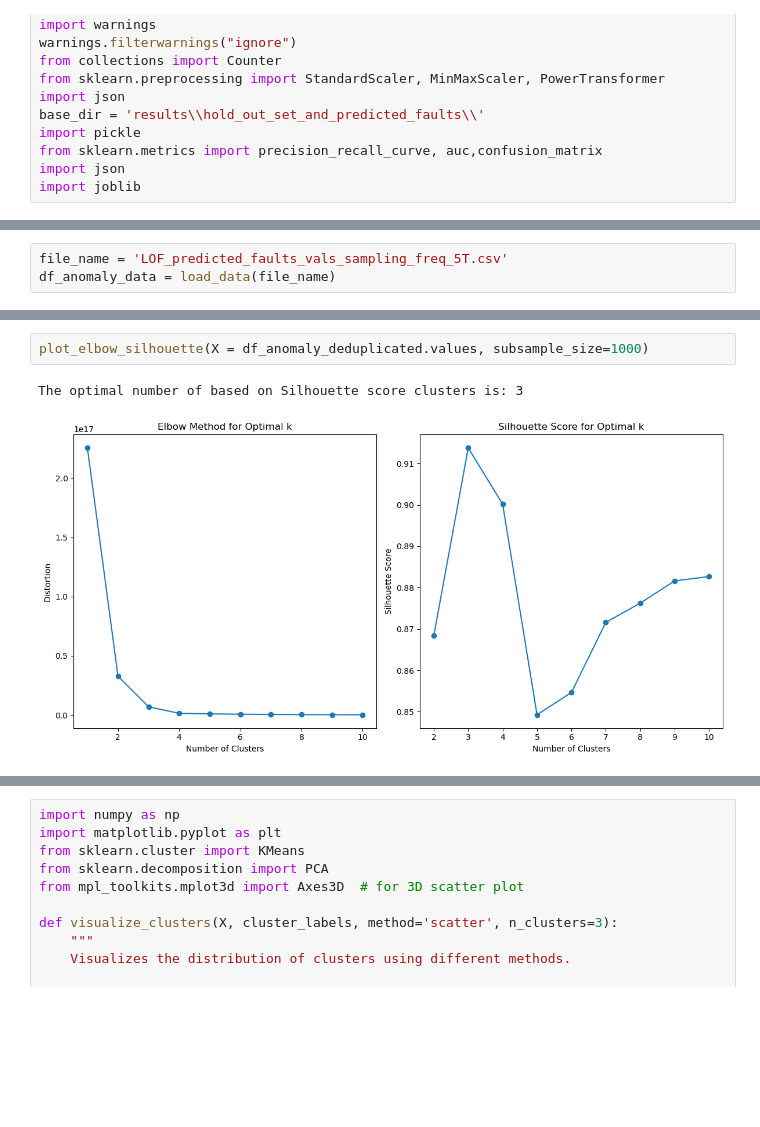
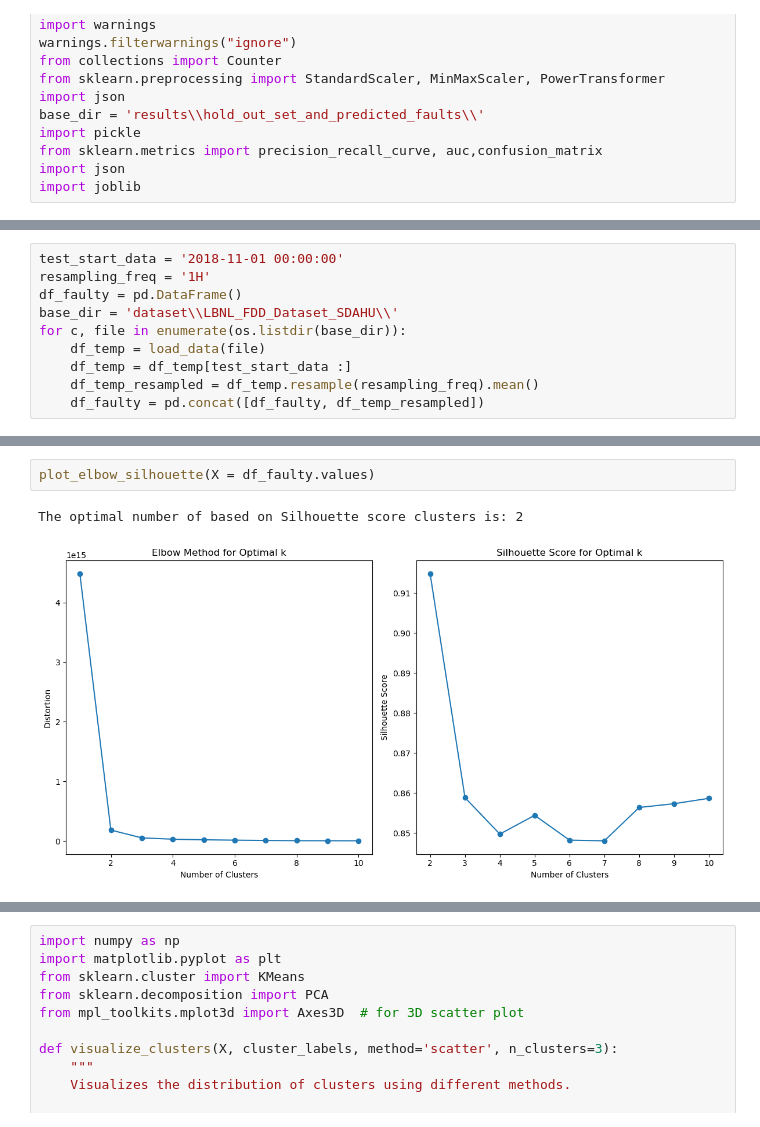
Before and after one commit to adilmukhtar-tugraz/fdd-buildings, a Jupyter notebook: Cluster Analysis.ipynb, the cells around one changed output, grey strips where cells are left out. Drawn from its saved outputs; the diff is of its cells as text; blank space fills up the shorter version.

```diff
--- a/Cluster Analysis.ipynb
+++ b/Cluster Analysis.ipynb
@@ -66,3 +150,10 @@ def train_and_fine_tune_kmeans(data, num_clusters, max_iterations=300, random_st
 # %%
-file_name = 'LOF_predicted_faults_vals_sampling_freq_5T.csv'
-df_anomaly_data = load_data(file_name)
+test_start_data = '2018-11-01 00:00:00'
+resampling_freq = '1H'
+df_faulty = pd.DataFrame()
+base_dir = 'dataset\\LBNL_FDD_Dataset_SDAHU\\'
+for c, file in enumerate(os.listdir(base_dir)):
+    df_temp = load_data(file)
+    df_temp = df_temp[test_start_data :]
+    df_temp_resampled = df_temp.resample(resampling_freq).mean()
+    df_faulty = pd.concat([df_faulty, df_temp_resampled])
@@ -156,5 +160,5 @@ def plot_elbow_silhouette(X, max_clusters=10, subsample_size=None):
 # %%
-plot_elbow_silhouette(X = df_anomaly_deduplicated.values, subsample_size=1000)
+plot_elbow_silhouette(X = df_faulty.values)
 # %% [output]
-The optimal number of based on Silhouette score clusters is: 3
+The optimal number of based on Silhouette score clusters is: 2
-[figure, old version]
+[figure, new version]
```
Also changed, not shown: parts of 11 cells of this notebook, 3 other files.
